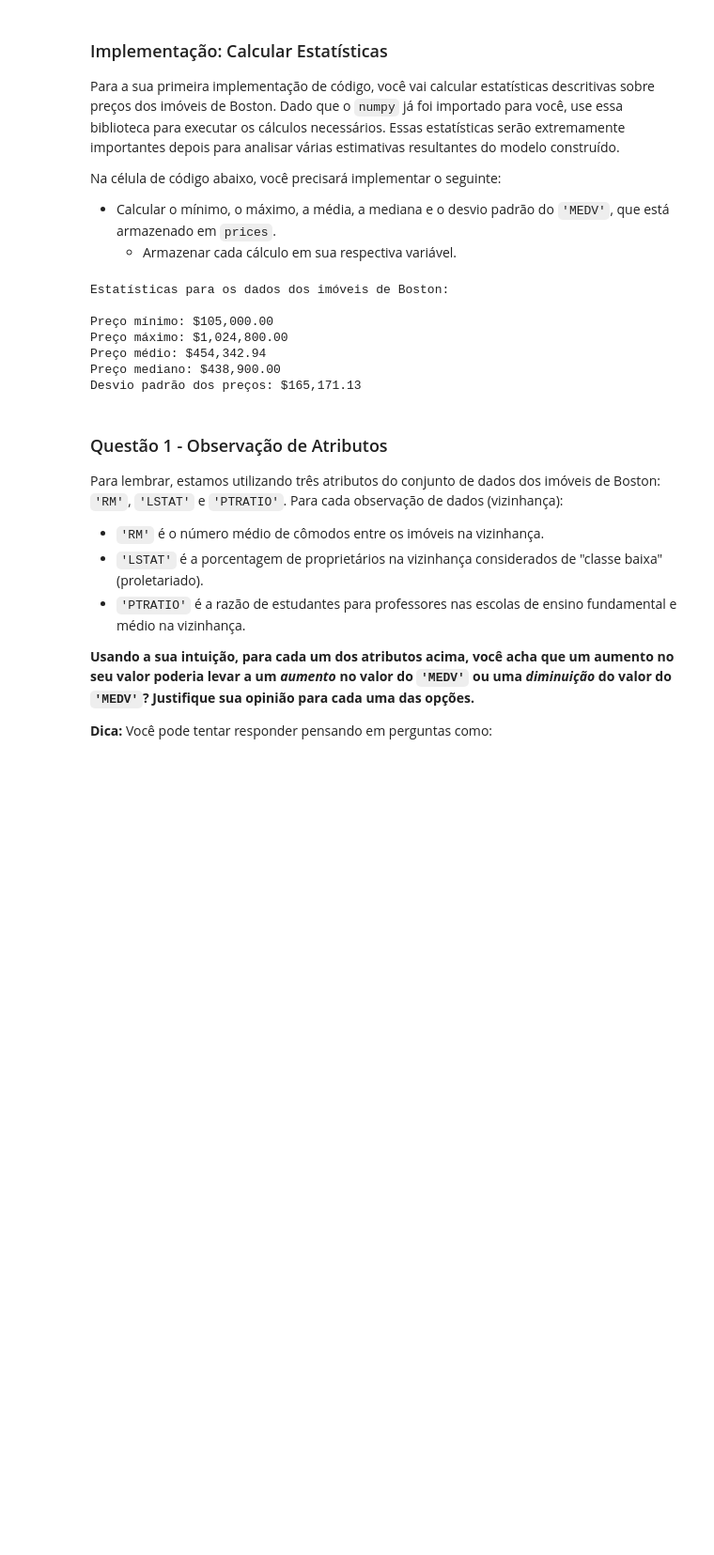
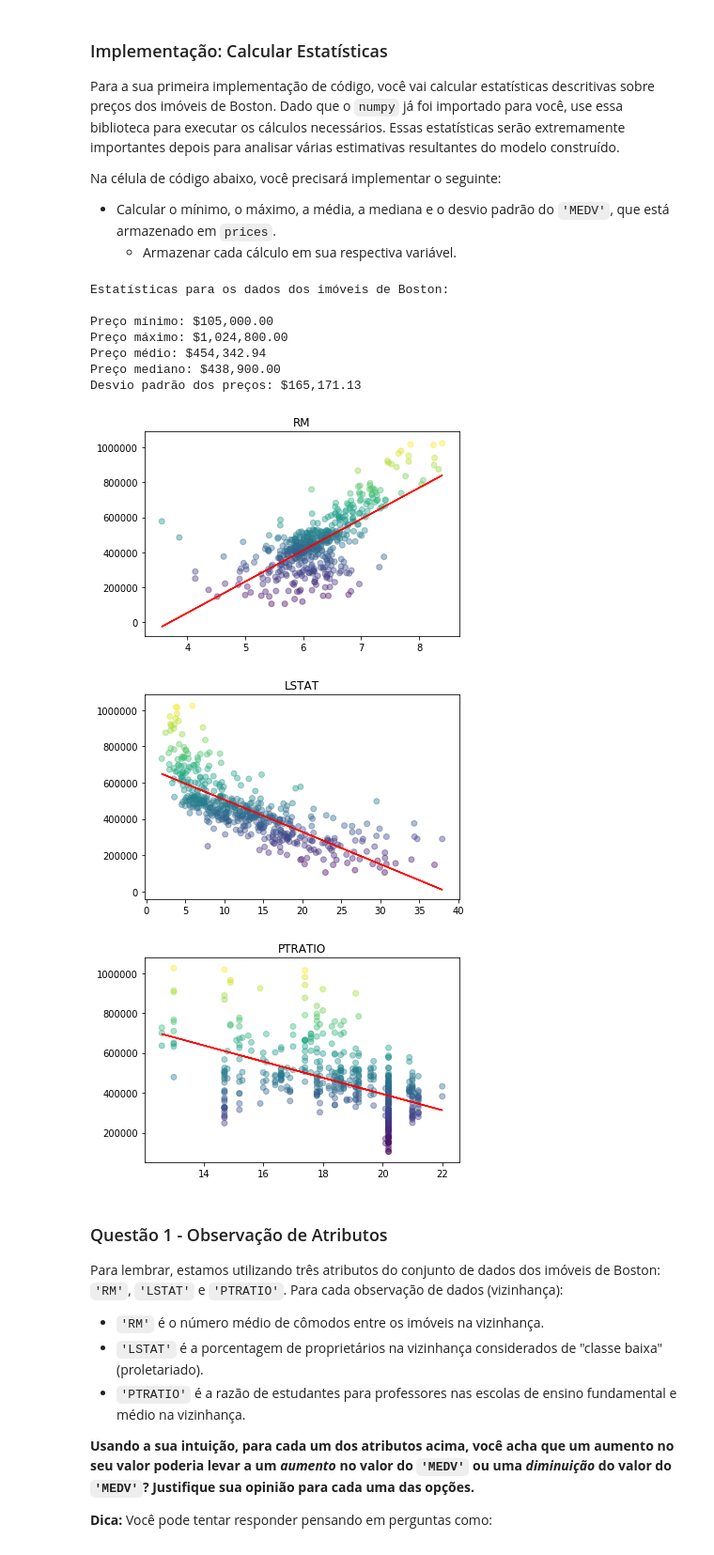
Before and after one commit to gustmtofoli/Fundamento-de-AI-Machine-Learning, a Jupyter notebook: project2/boston_housing_PT.ipynb, the cells around one changed output. Shown at 94% size. Saved outputs shown, nothing was run; the diff lists cells and outputs as text; code cells hidden in the pictures; blank space fills up the shorter version.

```diff
--- a/project2/boston_housing_PT.ipynb
+++ b/project2/boston_housing_PT.ipynb
@@ -70,33 +70,67 @@ Na célula de código abaixo, você precisará implementar o seguinte:
 # TODO: Preço mínimo dos dados
 minimum_price = np.min(prices)
 
 # TODO: Preço máximo dos dados
 maximum_price = np.max(prices)
 
 # TODO: Preço médio dos dados
 mean_price = np.mean(prices)
 
 # TODO: Preço mediano dos dados
 median_price = np.median(prices)
 
 # TODO: Desvio padrão do preço dos dados
 std_price = np.std(prices)
 
 # Mostrar as estatísticas calculadas
 print("Estatísticas para os dados dos imóveis de Boston:\n")
 print("Preço mínimo: ${:,.2f}".format(minimum_price))
 print("Preço máximo: ${:,.2f}".format(maximum_price))
 print("Preço médio: ${:,.2f}".format(mean_price))
 print("Preço mediano: ${:,.2f}".format(median_price))
 print("Desvio padrão dos preços: ${:,.2f}".format(std_price))
+
+from sklearn.linear_model import LinearRegression
+
+def linearRegression(variables):
+    """
+    Faz uma regressão linear para cada uma das variáveis do dataset.
+    Entrada: lista com o nome das variáveis do dataset.
+    """
+    model = LinearRegression()
+    for variable in variables:
+        x = data[variable].values.reshape(-1, 1)
+        model.fit(x, prices)
+
+def scatterPlot(variables):
+    """
+    Para cada variável do dataset, mostra um gráfico de dispersão com a linha da regressão linear.
+    Entrada: lista com o nome das variáveis do dataset.
+    """
+    for variable in variables:
+        x = data[variable].values
+        y = prices
+        fig, ax = plt.subplots()
+        fit = np.polyfit(x, y, deg=1)
+        ax.plot(x, fit[0] * x + fit[1], color='red')
+        plt.title(variable)
+        ax.scatter(x, y, alpha=0.4, c=prices)
+    fig.show()
+
+variables = ['RM', 'LSTAT', 'PTRATIO']
+linearRegression(variables)
+scatterPlot(features)
 # %% [output]
 Estatísticas para os dados dos imóveis de Boston:
 
 Preço mínimo: $105,000.00
 Preço máximo: $1,024,800.00
 Preço médio: $454,342.94
 Preço mediano: $438,900.00
 Desvio padrão dos preços: $165,171.13
+[figure, added]
+[figure, added]
+[figure, added]
 # %% [markdown]
 ### Questão 1 - Observação de Atributos
 Para lembrar, estamos utilizando três atributos do conjunto de dados dos imóveis de Boston: `'RM'`, `'LSTAT'` e `'PTRATIO'`. Para cada observação de dados (vizinhança):
```
Also changed, not shown: parts of 16 cells of this notebook, 1 other file.
